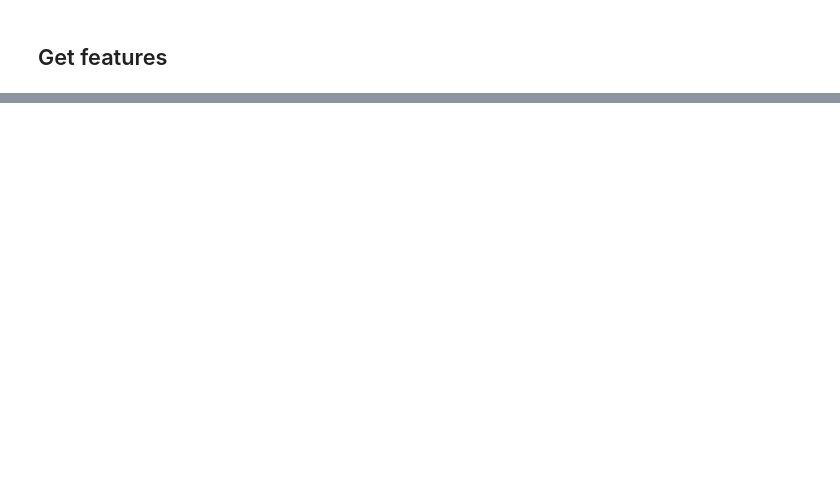
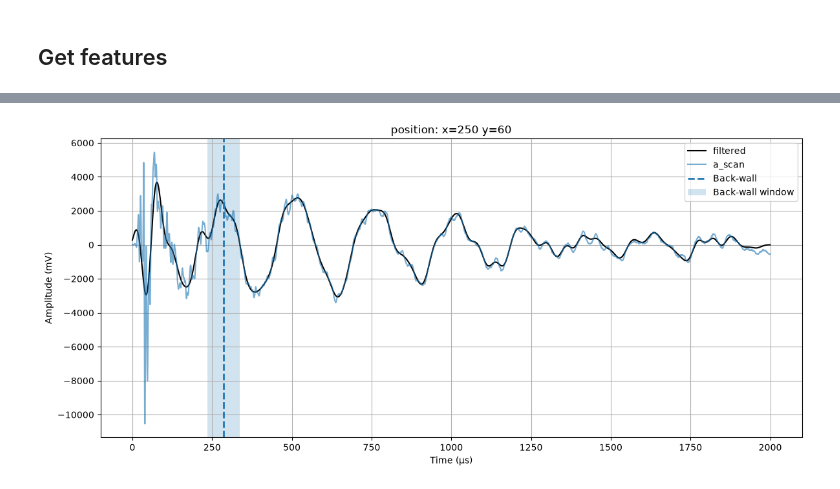
Before and after one commit to amirmuhammadalizade-cloud/UltrasonicProject_ML, a Jupyter notebook: notebooks/UT_ML.ipynb, the cells around one changed output, grey strips where cells are left out. Saved outputs shown, nothing was run; the diff lists cells and outputs as text; code cells hidden in the pictures; blank space fills up the shorter version.

```diff
--- a/notebooks/UT_ML.ipynb
+++ b/notebooks/UT_ML.ipynb
@@ -608,0 +101,43 @@ Backwall amplitude: -3967.0
+# %%
+fs = 2e6       # 2 MHz sampling rate
+a_scan = data[25, 6, :]
+
+filtered = butterworth_bandpass(
+    a_scan,
+    fs=2e6,
+    lowcut=0.002e6,
+    highcut=0.02e6
+)
+
+
+plt.figure(figsize=(14, 6))
+plt.plot(Z, filtered, label='filtered', color='black')
+plt.plot(Z, a_scan, label='a_scan', alpha= 0.6)
+
+t_backwall = 285.65
+
+plt.axvline(
+    x=t_backwall,
+    linestyle='--',
+    linewidth=2,
+    label='Back-wall'
+)
+
+plt.axvspan(
+    t_backwall - 50,
+    t_backwall + 50,
+    alpha=0.2,
+    label='Back-wall window'
+)
+
+plt.grid()
+
+plt.title('position: x=250 y=60')
+plt.xlabel('Time (µs)')
+plt.ylabel('Amplitude (mV)')
+plt.legend()
+
+plt.savefig('a_scan.png')
+plt.show()
+# %% [output]
+[figure, added]
```
Also changed, not shown: parts of 24 cells of this notebook, 21 other files.
